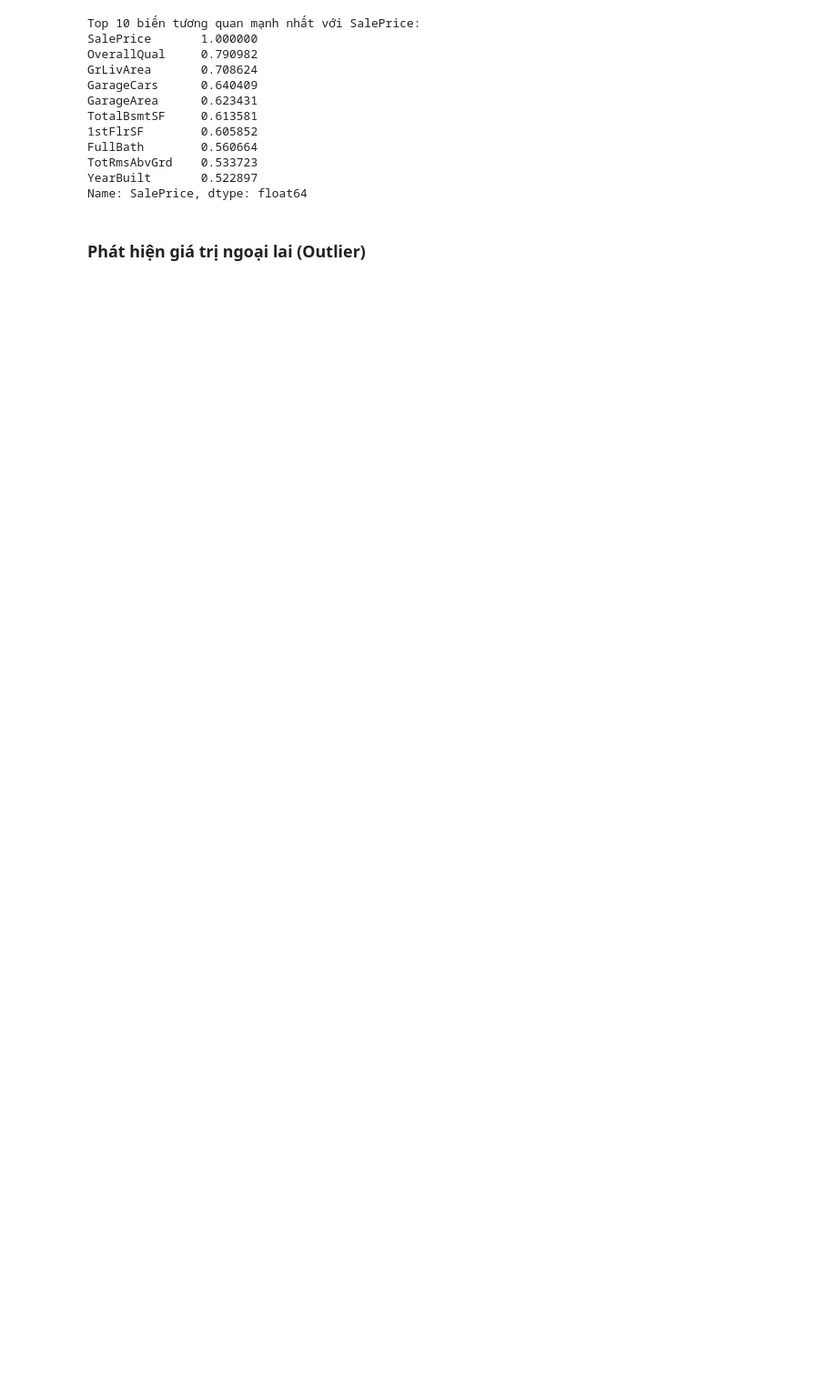
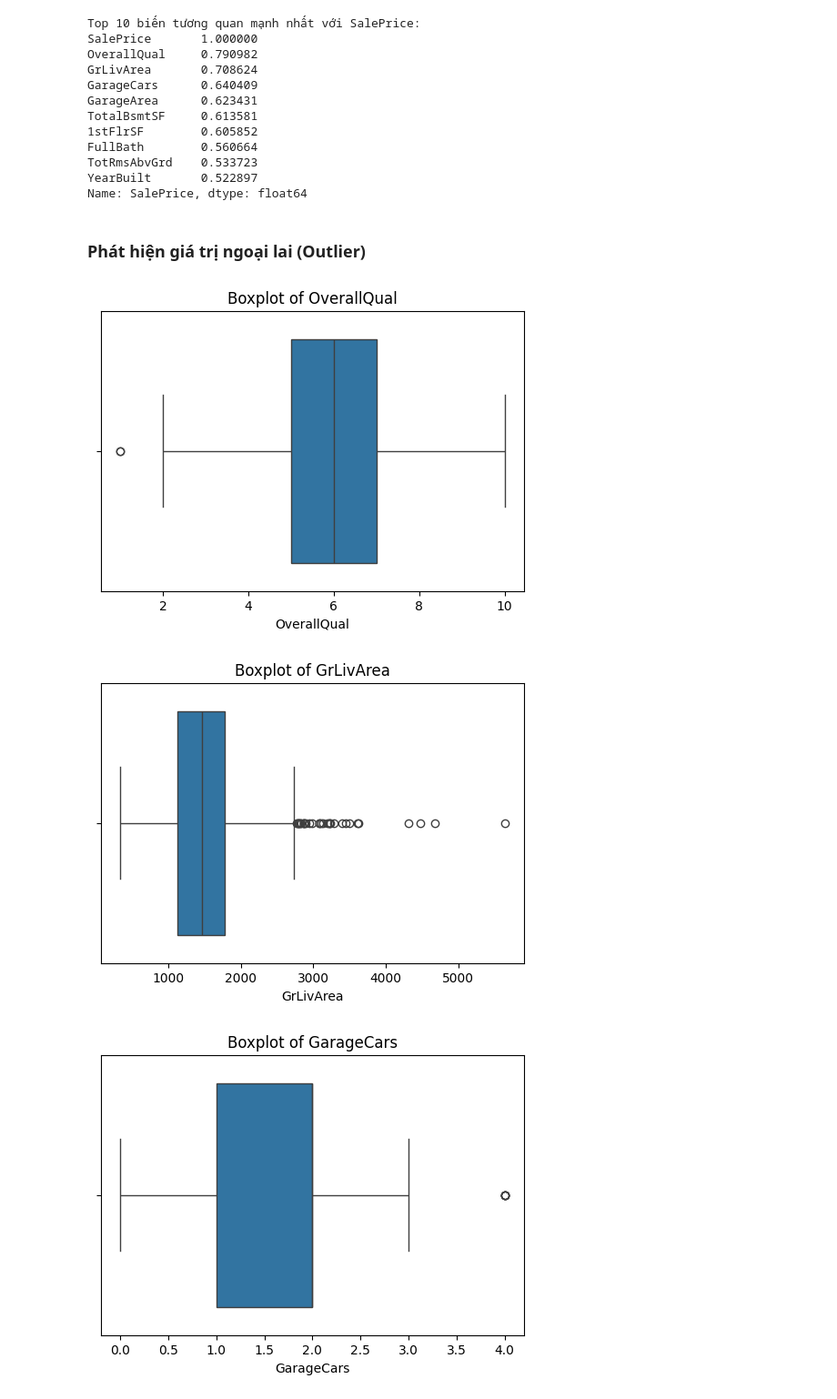
Before and after one commit to bibo0610/sgu25_ml_group, a Jupyter notebook: eda/eda02.ipynb, the cells around one changed output. Shown at 91% size. Cells and saved outputs as stored; diff of their text form; code cells hidden in the pictures; blank space fills up the shorter version.

```diff
--- a/eda/eda02.ipynb
+++ b/eda/eda02.ipynb
@@ -455,3 +455,14 @@ YearBuilt       0.522897
 Name: SalePrice, dtype: float64
 # %% [markdown]
 ### Phát hiện giá trị ngoại lai (Outlier)
+# %%
+top_corr_features = corr_target.index[1:6]
+for col in top_corr_features:
+    plt.figure(figsize=(6,4))
+    sns.boxplot(x=df_train[col])
+    plt.title(f"Boxplot of {col}")
+    plt.show()
+# %% [output]
+[figure, added]
+[figure, added]
+[figure, added]
```
Also changed, not shown: parts of 3 cells of this notebook.
